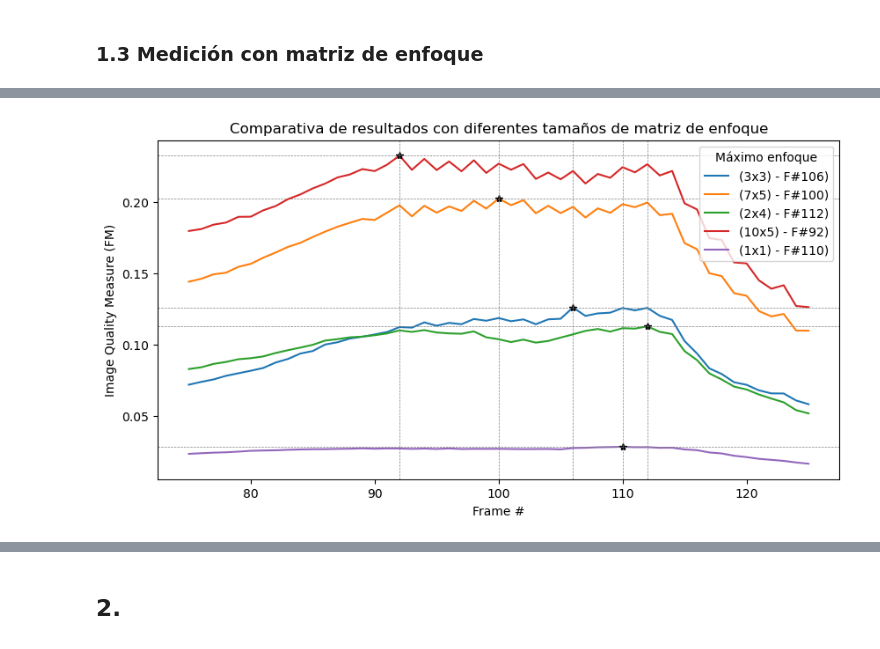
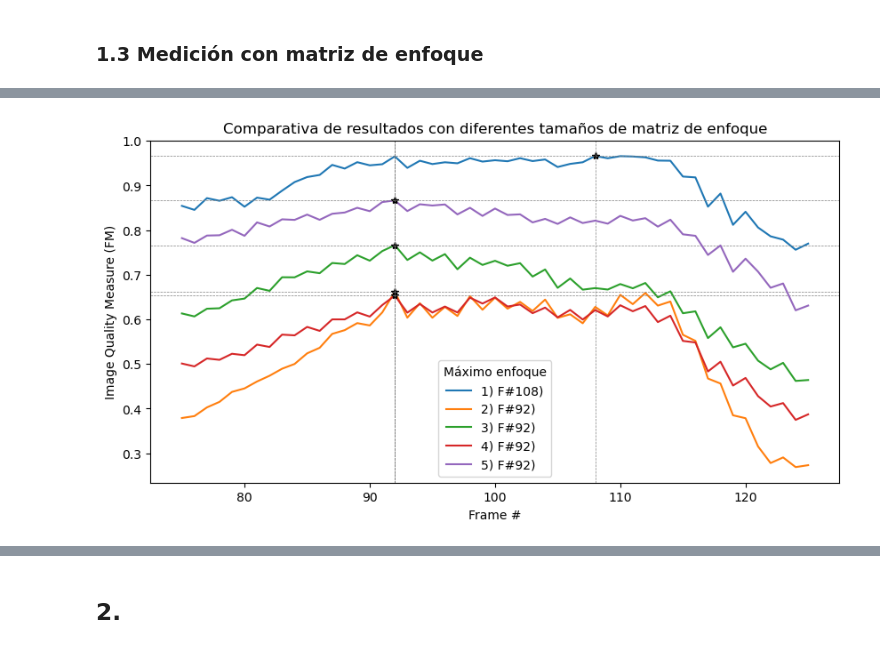
Before and after one commit to mdegano-fiuba/CEIA_VpC1, a Jupyter notebook: TP2/VpC1_TP2.ipynb, the cells around one changed output, grey strips where cells are left out. Cells and saved outputs as stored; diff of their text form; code cells hidden in the pictures.

```diff
--- a/TP2/VpC1_TP2.ipynb
+++ b/TP2/VpC1_TP2.ipynb
@@ -389,8 +475,9 @@ plt.legend(title='Máximo enfoque')
 plt.show()
 # %% [output]
 [figure]
-# %%
-for p in percent:
-
-    showVideo(video_path, title=f'Video - Enfoque - ROI ({p}%)',
-          props={'frames': False, 'roi': roi_points[p], 'max': roi_max[p], 'matrix': False })
+# %%
+# Video destacando el punto máximo de enfoque con cada tamaño de ROI
+for p in percent:
+
+    showVideo(video_path, title=f'Video - Enfoque - ROI ({p}%)',
+          props={'frames': True, 'roi': roi_points[p], 'max': roi_max[p], 'matrix': False })
@@ -448,0 +621,17 @@ Tomamos los frames entre 75 y 125 para graficar juntas de forma comparativa las
+# %%
+for i, mx in enumerate(focusMxs):
+
+
+    print()
+    print(f"\033[1mMATRIZ {i+1}):\033[0m\n")
+    print(f"\033[1m* Matriz de {mx['matrix_R-C'][0]} filas y {mx['matrix_R-C'][1]} columnas.\033[0m\n")
+    print(f"\033[1m* Rectángulos de {mx['rect_WxH'][0]} de ancho y {mx['rect_WxH'][1]} de alto, equiespaciados por {mx['sep']} pxs.\033[0m\n")
+
+    data = video_fm[i]
+
+    x = list(range(1, len(data) + 1))
+    y =  [row[0] for row in data]
+
+    showGraph(x, y, f'Medida de desenfoque de imagen - Promedio por frame con matriz de enfoque',
+          'Frame #',
+          'Image Quality Measure (FM)')
@@ -449,27 +673,25 @@ Tomamos los frames entre 75 y 125 para graficar juntas de forma comparativa las
 # %%
 plt.figure(figsize=(10, 5))
-_from = 75
-_to = 125
-fMx_max = {}
 
-for iM in fmFrame.keys():
+for i, mx in enumerate(focusMxs):
 
-    xMax = _from + np.argmax(fmFrame[iM][_from:_to+1]) + 1
-    yMax = fmFrame[iM][xMax-1]
-    fMx_max[iM] = xMax
+    data = video_fm[i]
+    y =  [row[0] for row in data]
 
-    plt.plot(list(range(_from, _to+1)), fmFrame[iM][_from-1:_to],
-             label=f'({iM}) - F#{xMax})')
+    xMax = _from + np.argmax(y[_from:_to+1]) + 1
+    yMax = y[xMax-1]
+
+    plt.plot(list(range(_from, _to+1)), y[_from-1:_to], label=f'{i+1}) F#{xMax})')
 
     plt.plot(xMax, yMax, 'k*')
     plt.axhline(y=yMax, color='gray', linestyle='--', linewidth=0.5)
     plt.axvline(x=xMax, color='gray', linestyle='--', linewidth=0.5)
 
 
 plt.title('Comparativa de resultados con diferentes tamaños de matriz de enfoque')
 plt.xlabel('Frame #')
 plt.ylabel('Image Quality Measure (FM)')
 plt.legend(title='Máximo enfoque')
 plt.show()
 # %% [output]
-[figure, old version]
+[figure, new version]
```
Also changed, not shown: parts of 42 cells of this notebook, 10 other files.
